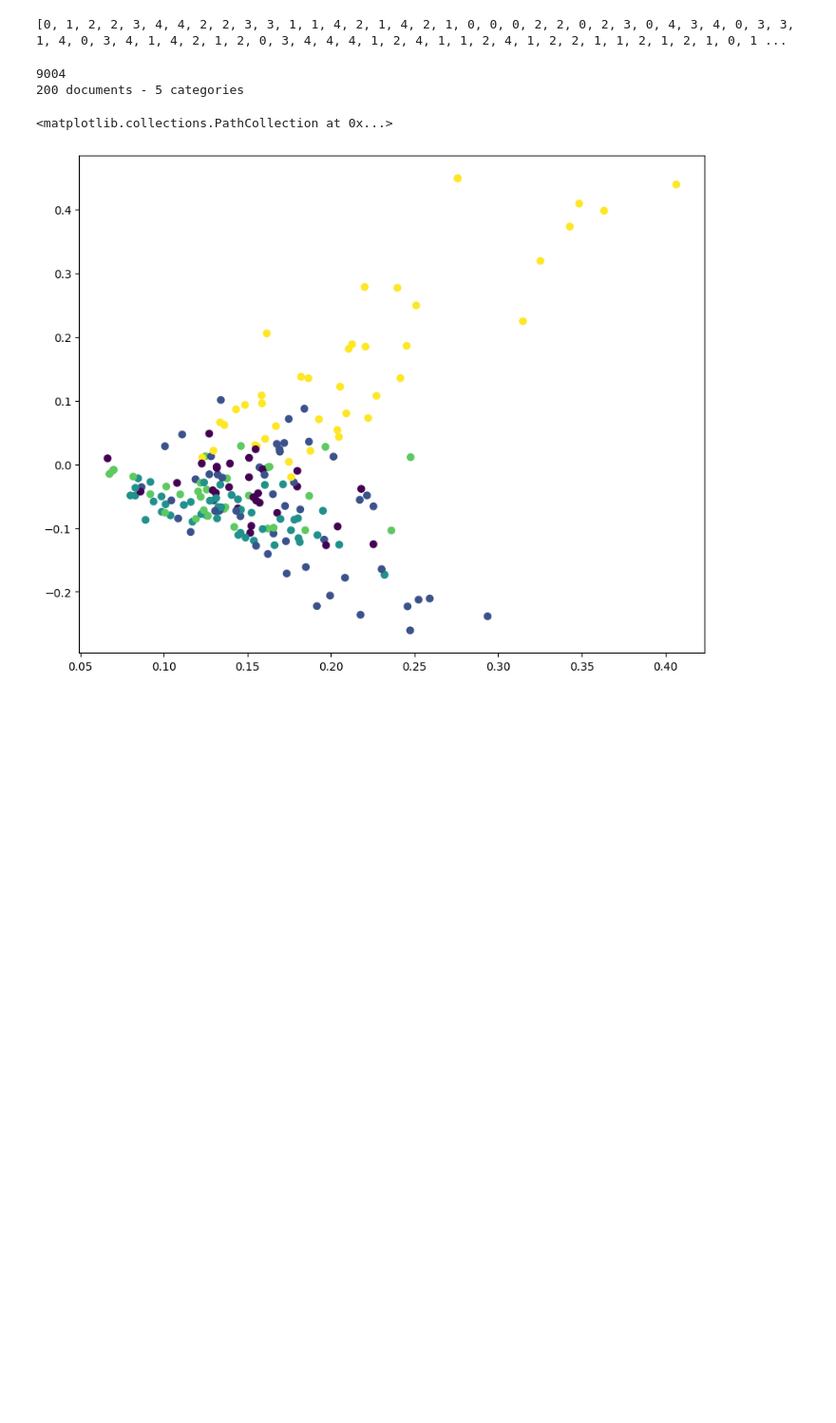
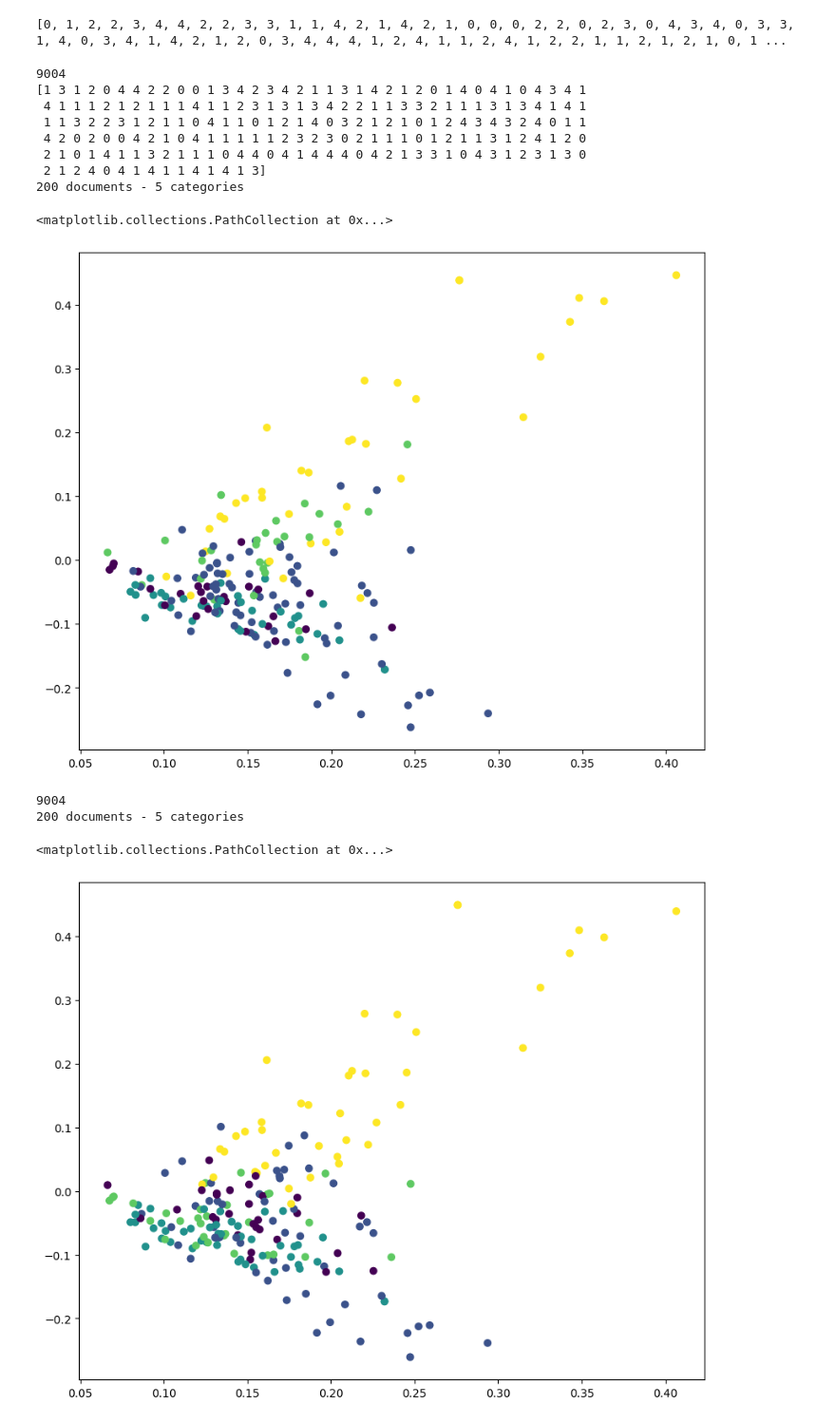
Before and after one commit to MHoseinHoushmand/Clustering-documents-by-SFLA, a Jupyter notebook: Clustering_by_SFLA.ipynb, the cells around one changed output. Shown: that part at 95% size. Drawn from its saved outputs; the diff is of its cells as text; code cells hidden in the pictures; blank space fills up the shorter version.

Commit message:
Comparing with kmeans

```diff
--- a/Clustering_by_SFLA.ipynb
+++ b/Clustering_by_SFLA.ipynb
@@ -49,6 +49,38 @@ for label in labels_tag:
 print(labels)
 # %% [output]
 [0, 1, 2, 2, 3, 4, 4, 2, 2, 3, 3, 1, 1, 4, 2, 1, 4, 2, 1, 0, 0, 0, 2, 2, 0, 2, 3, 0, 4, 3, 4, 0, 3, 3, 1, 4, 0, 3, 4, 1, 4, 2, 1, 2, 0, 3, 4, 4, 4, 1, 2, 4, 1, 1, 2, 4, 1, 2, 2, 1, 1, 2, 1, 2, 1, 0, 1 ...
+# %%
+from sklearn.cluster import KMeans
+kmeans = KMeans(
+    n_clusters=5,
+    max_iter=100,
+    n_init=5,
+)
+docs_vector = docs_as_tfidf(texts)
+kmeans.fit(docs_vector)
+labelk =kmeans.labels_
+print(labelk)
+lsa = TruncatedSVD(n_components=2)
+lsa_matrix = lsa.fit_transform(docs_vector)
+unique_labels, category_sizes = np.unique(labelk, return_counts=True)
+true_k = unique_labels.shape[0]
+print(f"{len(texts)} documents - {true_k} categories")
+tfidf_vectorizer = TfidfVectorizer(max_df=0.5, max_features=1000, stop_words='english')
+lsa = TruncatedSVD(n_components=2)
+lsa_matrix = lsa.fit_transform(docs_vector)
+plt.figure(figsize=(10, 8))
+plt.scatter(lsa_matrix[:, 0], lsa_matrix[:, 1], c=list(labelk), cmap='viridis')
+# %% [output]
+9004
+[1 3 1 2 0 4 4 2 2 0 0 1 3 4 2 3 4 2 1 1 3 1 4 2 1 2 0 1 4 0 4 1 0 4 3 4 1
+ 4 1 1 1 2 1 2 1 1 1 4 1 1 2 3 1 3 1 3 4 2 2 1 1 3 3 2 1 1 1 3 1 3 4 1 4 1
+ 1 1 3 2 2 3 1 2 1 1 0 4 1 1 0 1 2 1 4 0 3 2 1 2 1 0 1 2 4 3 4 3 2 4 0 1 1
+ 4 2 0 2 0 0 4 2 1 0 4 1 1 1 1 1 2 3 2 3 0 2 1 1 1 0 1 2 1 1 3 1 2 4 1 2 0
+ 2 1 0 1 4 1 1 3 2 1 1 1 0 4 4 0 4 1 4 4 4 0 4 2 1 3 3 1 0 4 3 1 2 3 1 3 0
+ 2 1 2 4 0 4 1 4 1 1 4 1 4 1 3]
+200 documents - 5 categories
+<matplotlib.collections.PathCollection at 0x...>
+[figure, added]
 # %%
 lsa = TruncatedSVD(n_components=2)
 docs_vector = docs_as_tfidf(texts)
```
Also changed, not shown: parts of 5 cells of this notebook.
